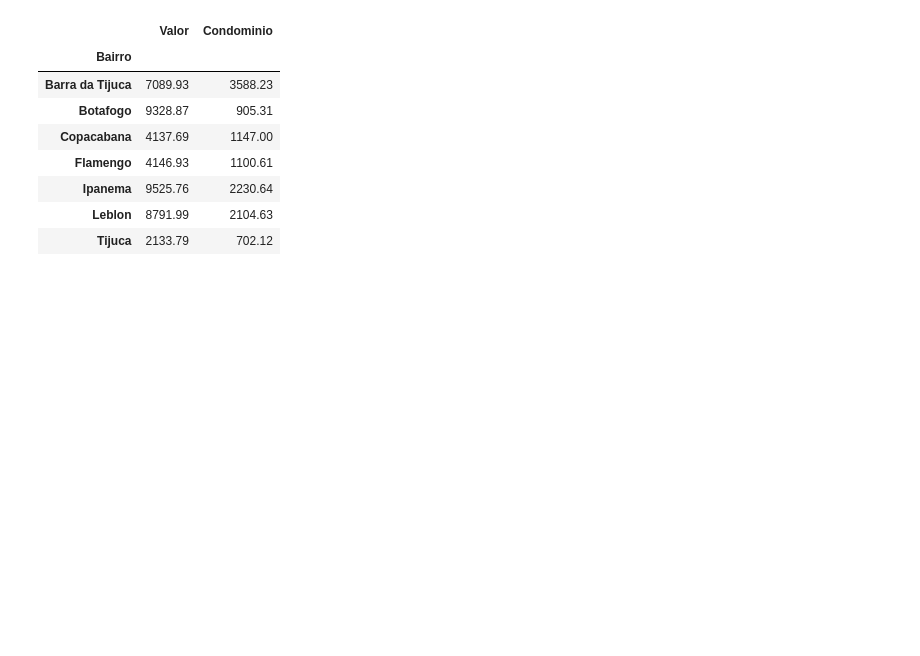
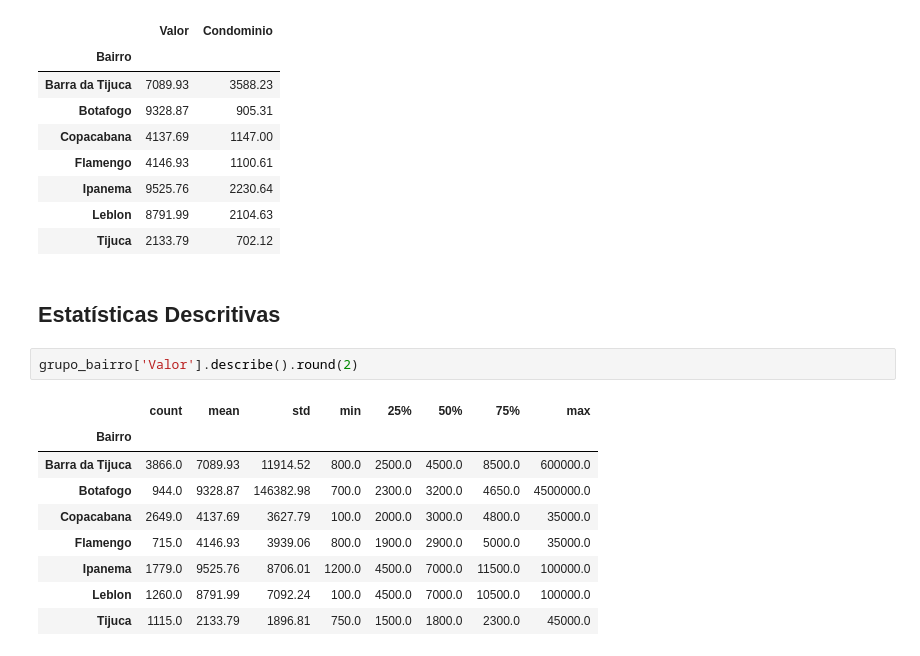
Before and after one commit to ThgMelo/python-pandas-tratando-analisando-dados, a Jupyter notebook: Criando Agrupamentos.ipynb, the cells around one changed output. Saved outputs shown, nothing was run; the diff lists cells and outputs as text; blank space fills up the shorter version.

Commit message:
feat:  Estatísticas descritivas

```diff
--- a/Criando Agrupamentos.ipynb
+++ b/Criando Agrupamentos.ipynb
@@ -83,3 +83,17 @@ grupo_bairro[['Valor', 'Condominio']].mean().round(2)
 | Ipanema | 9525.76 | 2230.64 |
 | Leblon | 8791.99 | 2104.63 |
 | Tijuca | 2133.79 | 702.12 |
+# %% [markdown]
+## Estatísticas Descritivas
+# %%
+grupo_bairro['Valor'].describe().round(2)
+# %% [output]
+|  | count | mean | std | min | 25% | 50% | 75% | max |
+| Bairro |  |  |  |  |  |  |  |  |
+| Barra da Tijuca | 3866.0 | 7089.93 | 11914.52 | 800.0 | 2500.0 | 4500.0 | 8500.0 | 600000.0 |
+| Botafogo | 944.0 | 9328.87 | 146382.98 | 700.0 | 2300.0 | 3200.0 | 4650.0 | 4500000.0 |
+| Copacabana | 2649.0 | 4137.69 | 3627.79 | 100.0 | 2000.0 | 3000.0 | 4800.0 | 35000.0 |
+| Flamengo | 715.0 | 4146.93 | 3939.06 | 800.0 | 1900.0 | 2900.0 | 5000.0 | 35000.0 |
+| Ipanema | 1779.0 | 9525.76 | 8706.01 | 1200.0 | 4500.0 | 7000.0 | 11500.0 | 100000.0 |
+| Leblon | 1260.0 | 8791.99 | 7092.24 | 100.0 | 4500.0 | 7000.0 | 10500.0 | 100000.0 |
+| Tijuca | 1115.0 | 2133.79 | 1896.81 | 750.0 | 1500.0 | 1800.0 | 2300.0 | 45000.0 |
```
Also changed, not shown: parts of 5 cells of this notebook.
